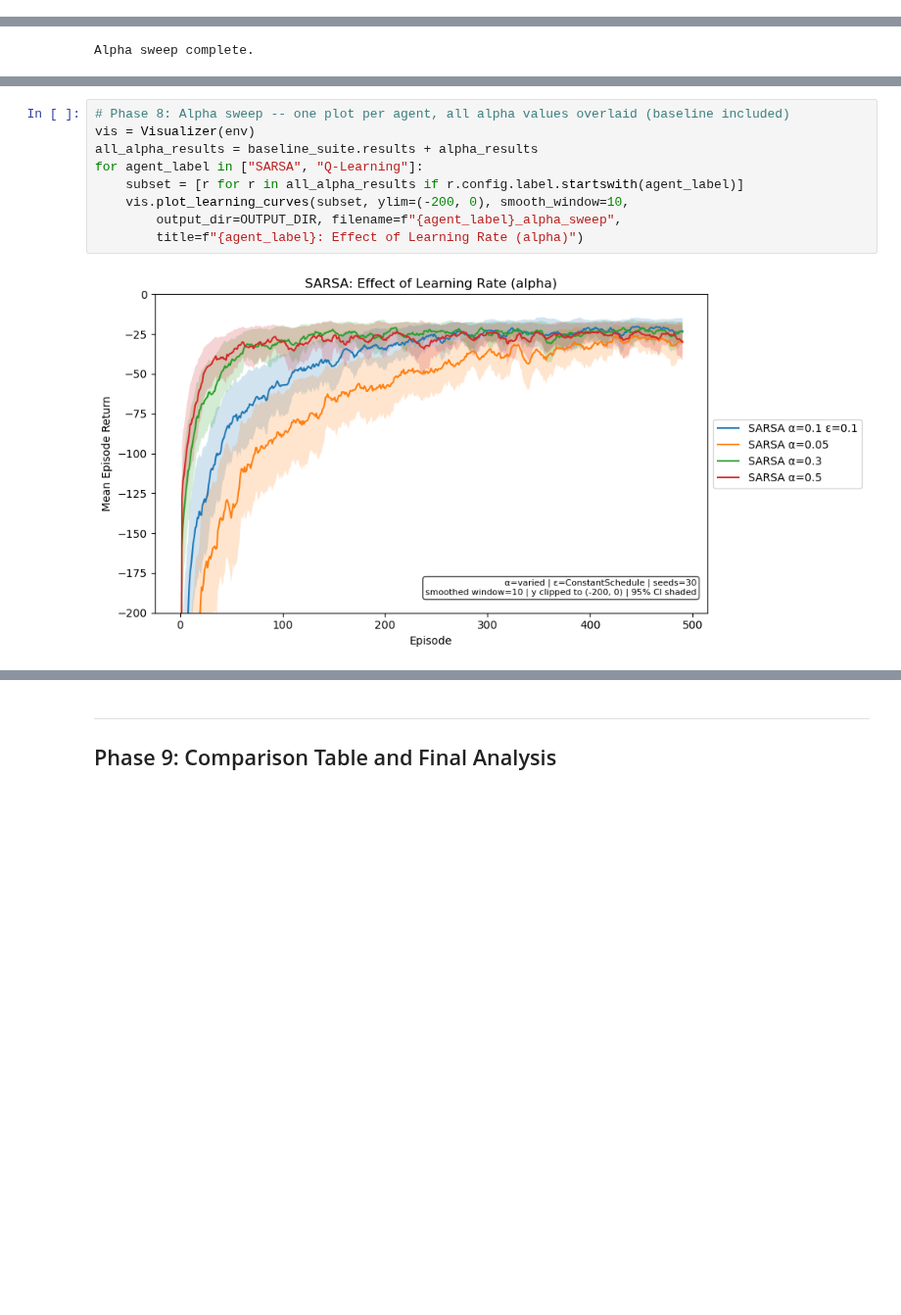
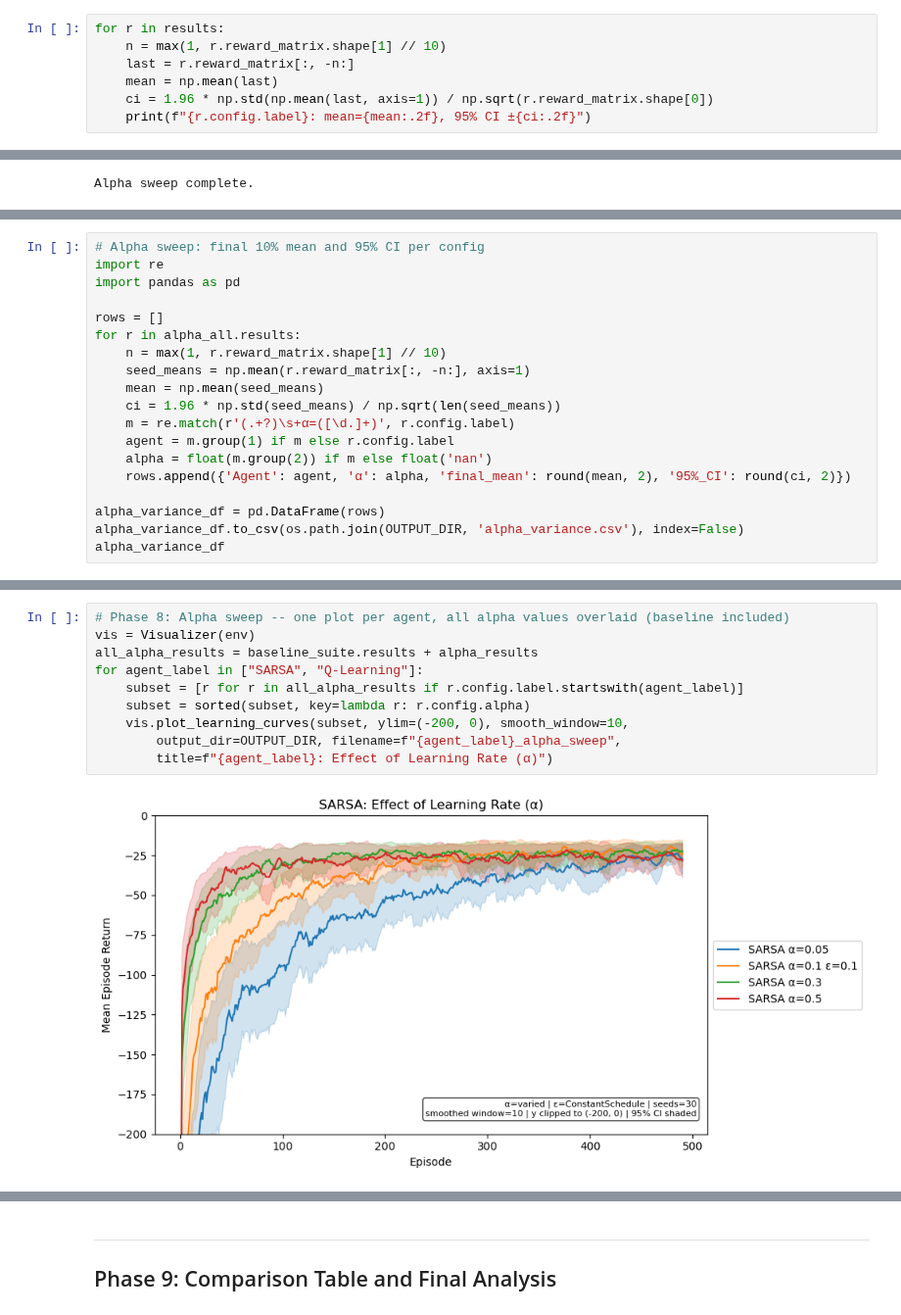
Before and after one commit to craig-rudman/MSDS684, a Jupyter notebook: W4/ipynb/development.ipynb, the cells around one changed output, grey strips where cells are left out. Shown at 98% size. Saved outputs shown, nothing was run; the diff lists cells and outputs as text; blank space fills up the shorter version.

```diff
--- a/W4/ipynb/development.ipynb
+++ b/W4/ipynb/development.ipynb
@@ -453,0 +454,7 @@ Q-Learning α=0.1 ε=0.1: shape=(30, 500), min=-3181, max=-13
+# %%
+for r in results:
+    n = max(1, r.reward_matrix.shape[1] // 10)
+    last = r.reward_matrix[:, -n:]
+    mean = np.mean(last)
+    ci = 1.96 * np.std(np.mean(last, axis=1)) / np.sqrt(r.reward_matrix.shape[0])
+    print(f"{r.config.label}: mean={mean:.2f}, 95% CI ±{ci:.2f}")
@@ -585,0 +596,19 @@ Alpha sweep, sorted by performance_index...
+# %%
+# Alpha sweep: final 10% mean and 95% CI per config
+import re
+import pandas as pd
+
+rows = []
+for r in alpha_all.results:
+    n = max(1, r.reward_matrix.shape[1] // 10)
+    seed_means = np.mean(r.reward_matrix[:, -n:], axis=1)
+    mean = np.mean(seed_means)
+    ci = 1.96 * np.std(seed_means) / np.sqrt(len(seed_means))
+    m = re.match(r'(.+?)\s+α=([\d.]+)', r.config.label)
+    agent = m.group(1) if m else r.config.label
+    alpha = float(m.group(2)) if m else float('nan')
+    rows.append({'Agent': agent, 'α': alpha, 'final_mean': round(mean, 2), '95%_CI': round(ci, 2)})
+
+alpha_variance_df = pd.DataFrame(rows)
+alpha_variance_df.to_csv(os.path.join(OUTPUT_DIR, 'alpha_variance.csv'), index=False)
+alpha_variance_df
@@ -586,11 +625,12 @@ Alpha sweep, sorted by performance_index...
 # %%
 # Phase 8: Alpha sweep -- one plot per agent, all alpha values overlaid (baseline included)
 vis = Visualizer(env)
 all_alpha_results = baseline_suite.results + alpha_results
 for agent_label in ["SARSA", "Q-Learning"]:
     subset = [r for r in all_alpha_results if r.config.label.startswith(agent_label)]
+    subset = sorted(subset, key=lambda r: r.config.alpha)
     vis.plot_learning_curves(subset, ylim=(-200, 0), smooth_window=10,
         output_dir=OUTPUT_DIR, filename=f"{agent_label}_alpha_sweep",
-        title=f"{agent_label}: Effect of Learning Rate (alpha)")
+        title=f"{agent_label}: Effect of Learning Rate (α)")
 # %% [output]
-[figure, old version]
+[figure, new version]
```
Also changed, not shown: parts of 21 cells of this notebook, 22 other files.
